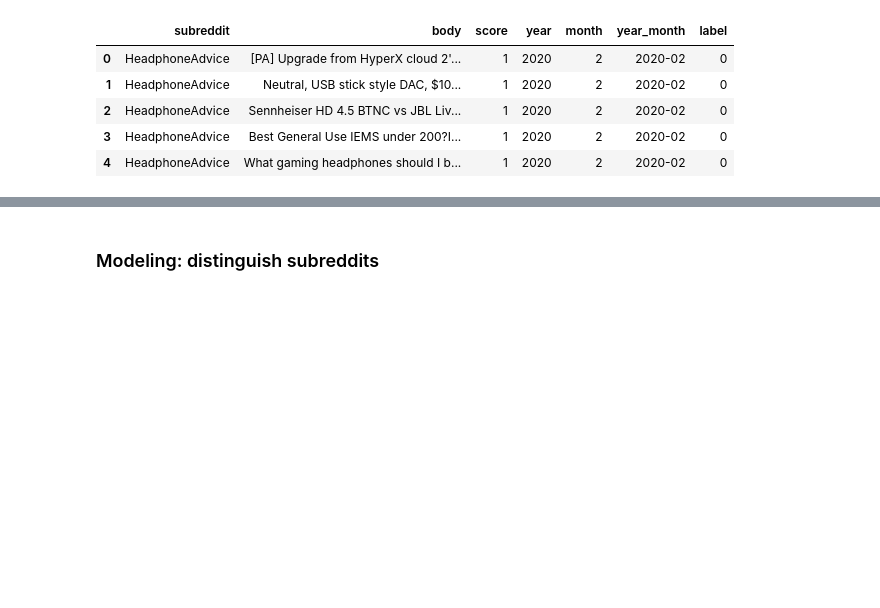
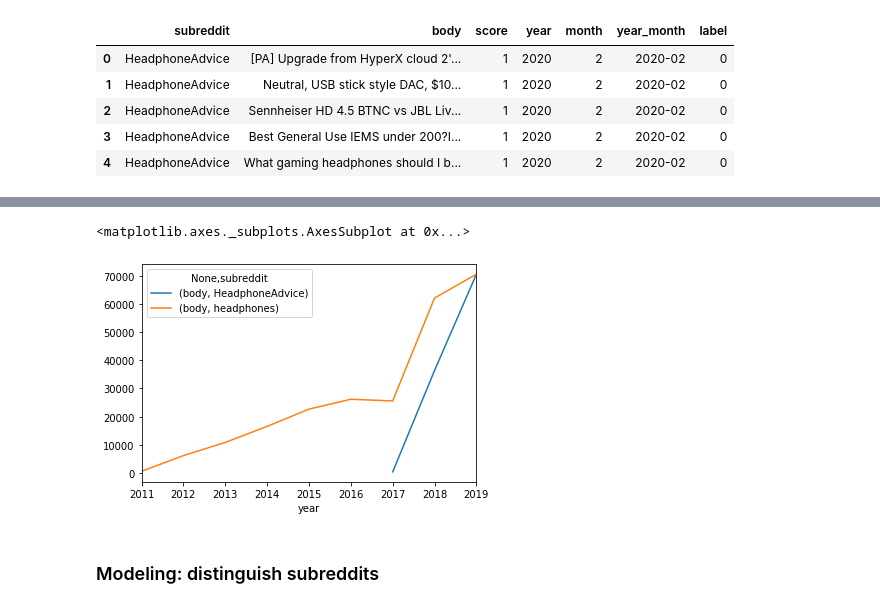
Before and after one commit to SJClarissa/nlp_headphone, a Jupyter notebook: code/EDA.ipynb, the cells around one changed output, grey strips where cells are left out. Drawn from its saved outputs; the diff is of its cells as text; code cells hidden in the pictures; blank space fills up the shorter version.

```diff
--- a/code/EDA.ipynb
+++ b/code/EDA.ipynb
@@ -82,3 +105,8 @@ df.head()
+# %%
+df.pivot_table(index='year', columns='subreddit', aggfunc='count')[['body']].drop(index=[2010, 2020]).plot()
+# %% [output]
+<matplotlib.axes._subplots.AxesSubplot at 0x...>
+[figure, added]
 # %% [markdown]
 ### Modeling: distinguish subreddits
 # %%
```
Also changed, not shown: parts of 30 cells of this notebook, 14 other files.
